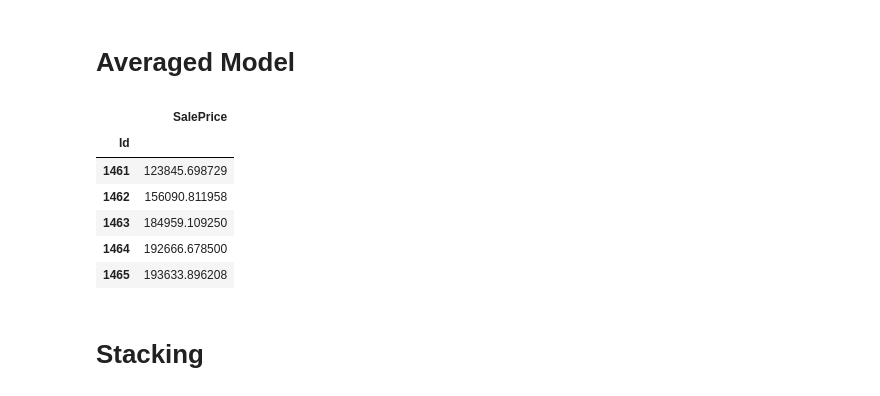
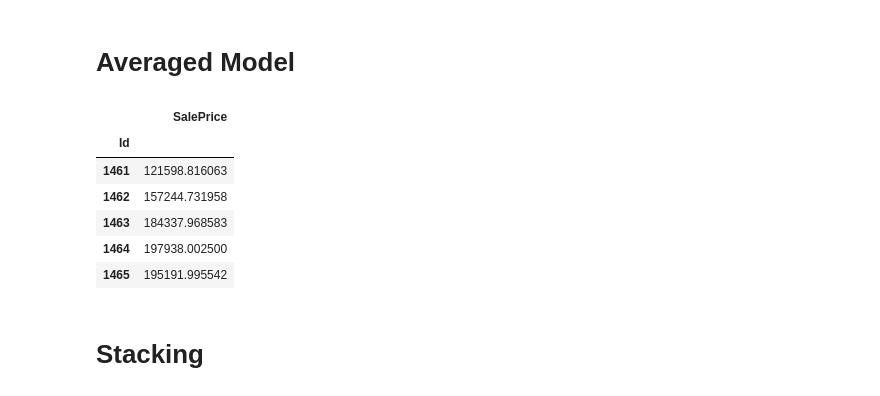
Before and after one commit to shom-gh/ML_project, a Jupyter notebook: MJC_Models.ipynb, the cells around one changed output. Saved outputs shown, nothing was run; the diff lists cells and outputs as text; code cells hidden in the pictures.

```diff
--- a/MJC_Models.ipynb
+++ b/MJC_Models.ipynb
@@ -352,16 +396,16 @@ df_lgb=pd.read_csv('./output_LGBMReg.csv', index_col='Id')
 # %% [markdown]
 # Averaged Model
 # %%
-df_average = (df_rfr+df_lasso+df_elastic+df_etr+df_xgb+df_lgb)/6
+df_average = (df_lasso+df_etr+df_xgb)/3
 df_average.head()
 # %% [output]
 |  | SalePrice |
 | Id |  |
-| 1461 | 123845.698729 |
-| 1462 | 156090.811958 |
-| 1463 | 184959.109250 |
-| 1464 | 192666.678500 |
-| 1465 | 193633.896208 |
+| 1461 | 121598.816063 |
+| 1462 | 157244.731958 |
+| 1463 | 184337.968583 |
+| 1464 | 197938.002500 |
+| 1465 | 195191.995542 |
 # %%
 df_average.to_csv('ALL_average.csv')
 # %% [markdown]
```
Also changed, not shown: parts of 31 cells of this notebook.
